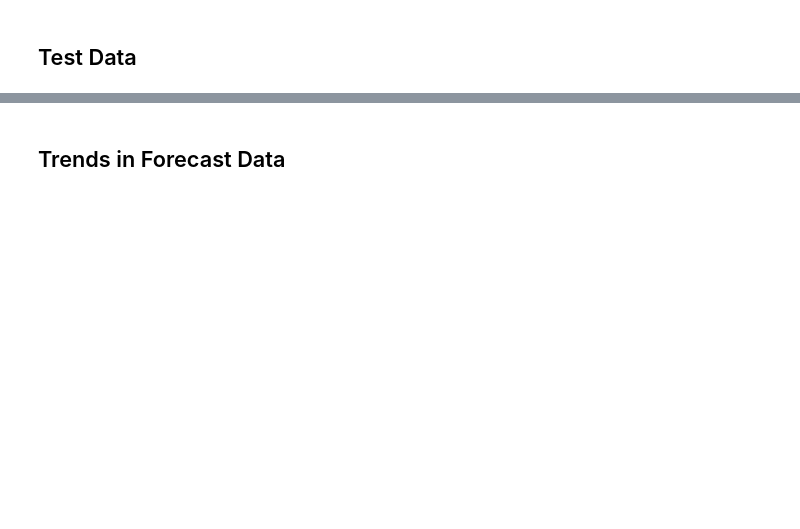
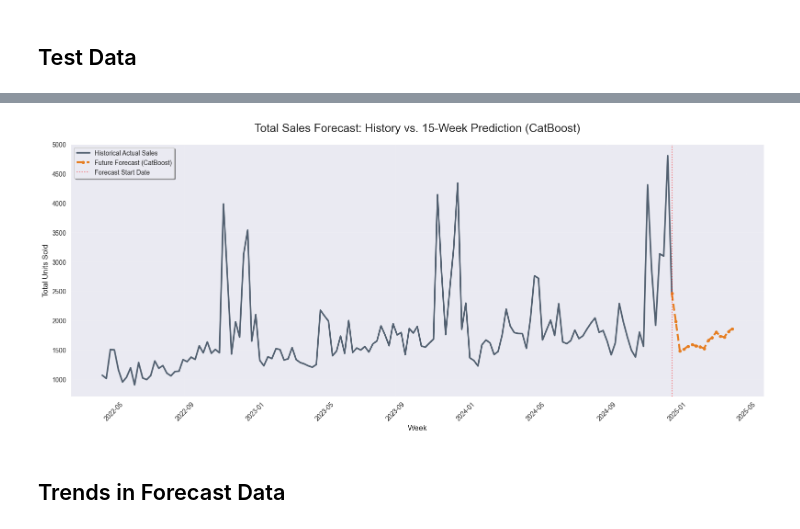
Before and after one commit to luisgrewe/StockSalesPrediction, a Jupyter notebook: salesprediction.ipynb, the cells around one changed output, grey strips where cells are left out. Cells and saved outputs as stored; diff of their text form; code cells hidden in the pictures; blank space fills up the shorter version.

```diff
--- a/salesprediction.ipynb
+++ b/salesprediction.ipynb
@@ -783,7 +802,9 @@ test_predictions = final_model.predict(X_test_predict)
 test_predictions = np.maximum(test_predictions, 0)
 
 df_results = X_test_engineered[['store_number', 'product_number', 'week']].copy()
-df_results['predicted_sales'] = test_predictions
+df_results['sales'] = test_predictions
+
+df_results_preprocessed = data_loader.preprocessing(df_results)
 
 output_path = f'final_sales_predictions_{winner_name}.xlsx'
 df_results.to_excel(output_path, index=False)
@@ -799,37 +828,39 @@ df_history = pd.DataFrame({
 })
 weekly_actuals = df_history.groupby('week')['sales'].sum().reset_index().sort_values('week')
 
-weekly_forecast = df_results.groupby('week')['predicted_sales'].sum().reset_index().sort_values('week')
+weekly_forecast = df_results.groupby('week')['sales'].sum().reset_index().sort_values('week')
 
 # Get the very last point of history
-last_actual_point = weekly_actuals.tail(1).rename(columns={'sales': 'predicted_sales'})
+last_actual_point = weekly_actuals.tail(1).rename(columns={'sales': 'sales'})
 
 # Attach it to the start of the forecast
 weekly_forecast_connected = pd.concat([last_actual_point, weekly_forecast], ignore_index=True)
 
 plt.figure(figsize=(16, 7))
 
 # Plot Historical Sales
 plt.plot(weekly_actuals['week'], weekly_actuals['sales'],
          label='Historical Actual Sales', color='#2c3e50', linewidth=2.5, alpha=0.8)
 
 # Plot the Future
-plt.plot(weekly_forecast_connected['week'], weekly_forecast_connected['predicted_sales'],
+plt.plot(weekly_forecast_connected['week'], weekly_forecast_connected['sales'],
          label=f'Future Forecast ({winner_name})', color='#e67e22',
          linestyle='--', linewidth=3, marker='o', markersize=4)
 
 # Split Line
 today = weekly_actuals['week'].max()
 plt.axvline(x=today, color='red', linestyle=':', alpha=0.5, label='Forecast Start Date')
 
 # Chart Styling
 plt.title(f"Total Sales Forecast: History vs. 15-Week Prediction ({winner_name})", fontsize=18, pad=20)
 plt.xlabel("Week", fontsize=12)
 plt.ylabel("Total Units Sold", fontsize=12)
 plt.legend(loc='upper left', frameon=True, shadow=True)
 plt.grid(True, which='major', linestyle='-', alpha=0.1)
 plt.xticks(rotation=45)
 
 plt.tight_layout()
 plt.savefig('sales_forecast_connected.png')
 plt.show()
+# %% [output]
+[figure, added]
```
Also changed, not shown: parts of 9 cells of this notebook, 9 other files.
